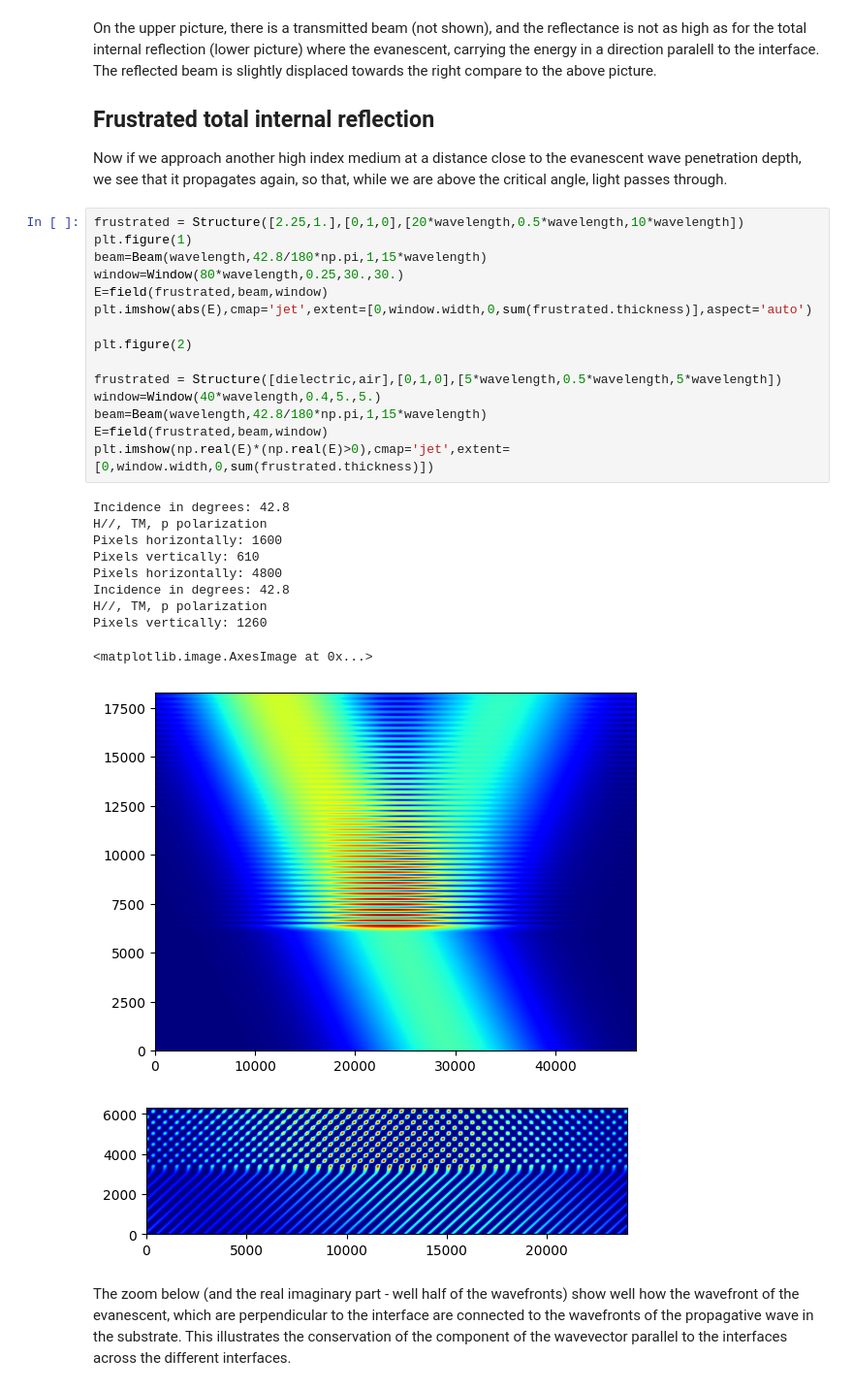
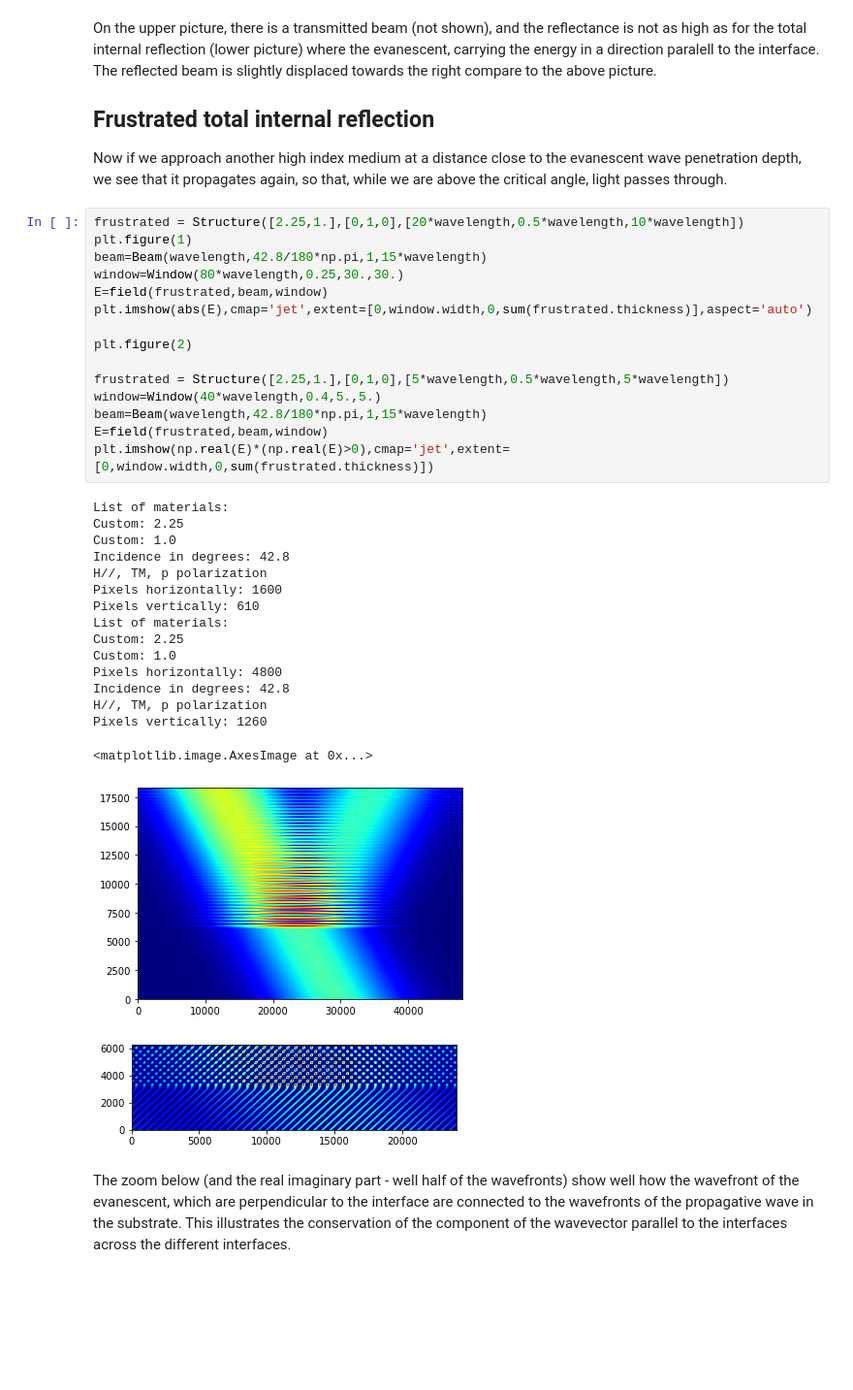
Before and after one commit to AnMoreau/PyMoosh, a Jupyter notebook: notebooks/Total_internal_reflection.ipynb, the cells around one changed output. Shown at 97% size. Drawn from its saved outputs; the diff is of its cells as text; blank space fills up the shorter version.

```diff
--- a/notebooks/Total_internal_reflection.ipynb
+++ b/notebooks/Total_internal_reflection.ipynb
@@ -140,29 +140,35 @@ Now if we approach another high index medium at a distance close to the evanesce
 # %%
 frustrated = Structure([2.25,1.],[0,1,0],[20*wavelength,0.5*wavelength,10*wavelength])
 plt.figure(1)
 beam=Beam(wavelength,42.8/180*np.pi,1,15*wavelength)
 window=Window(80*wavelength,0.25,30.,30.)
 E=field(frustrated,beam,window)
 plt.imshow(abs(E),cmap='jet',extent=[0,window.width,0,sum(frustrated.thickness)],aspect='auto')
 
 plt.figure(2)
 
-frustrated = Structure([dielectric,air],[0,1,0],[5*wavelength,0.5*wavelength,5*wavelength])
+frustrated = Structure([2.25,1.],[0,1,0],[5*wavelength,0.5*wavelength,5*wavelength])
 window=Window(40*wavelength,0.4,5.,5.)
 beam=Beam(wavelength,42.8/180*np.pi,1,15*wavelength)
 E=field(frustrated,beam,window)
 plt.imshow(np.real(E)*(np.real(E)>0),cmap='jet',extent=[0,window.width,0,sum(frustrated.thickness)])
 # %% [output]
+List of materials:
+Custom: 2.25
+Custom: 1.0
 Incidence in degrees: 42.8
 H//, TM, p polarization
 Pixels horizontally: 1600
 Pixels vertically: 610
+List of materials:
+Custom: 2.25
+Custom: 1.0
 Pixels horizontally: 4800
 Incidence in degrees: 42.8
 H//, TM, p polarization
 Pixels vertically: 1260
 <matplotlib.image.AxesImage at 0x...>
-[figure, old version]
+[figure, new version]
-[figure, old version]
+[figure, new version]
 # %% [markdown]
 The zoom below (and the  real imaginary part - well half of the wavefronts) show well how the wavefront of the evanescent, which are perpendicular to the interface are connected to the wavefronts of the propagative wave in the substrate. This illustrates the conservation of the component of the wavevector parallel to the interfaces across the different interfaces.
```
